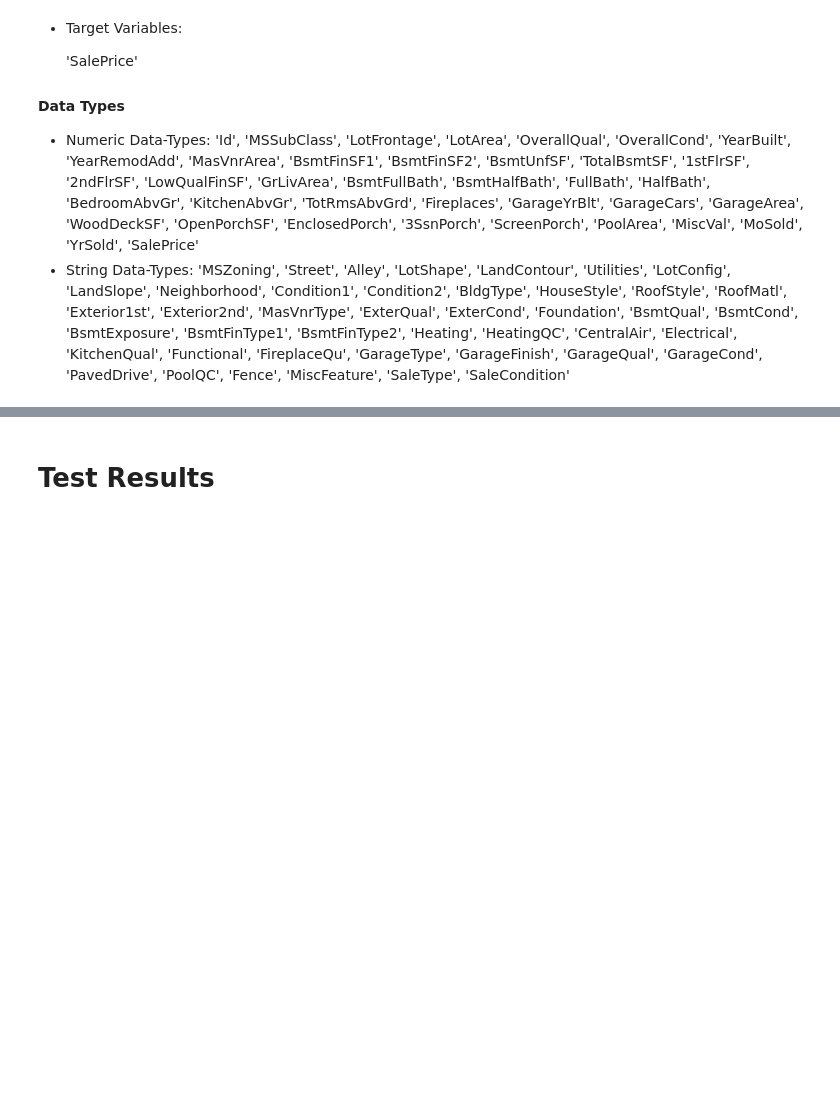
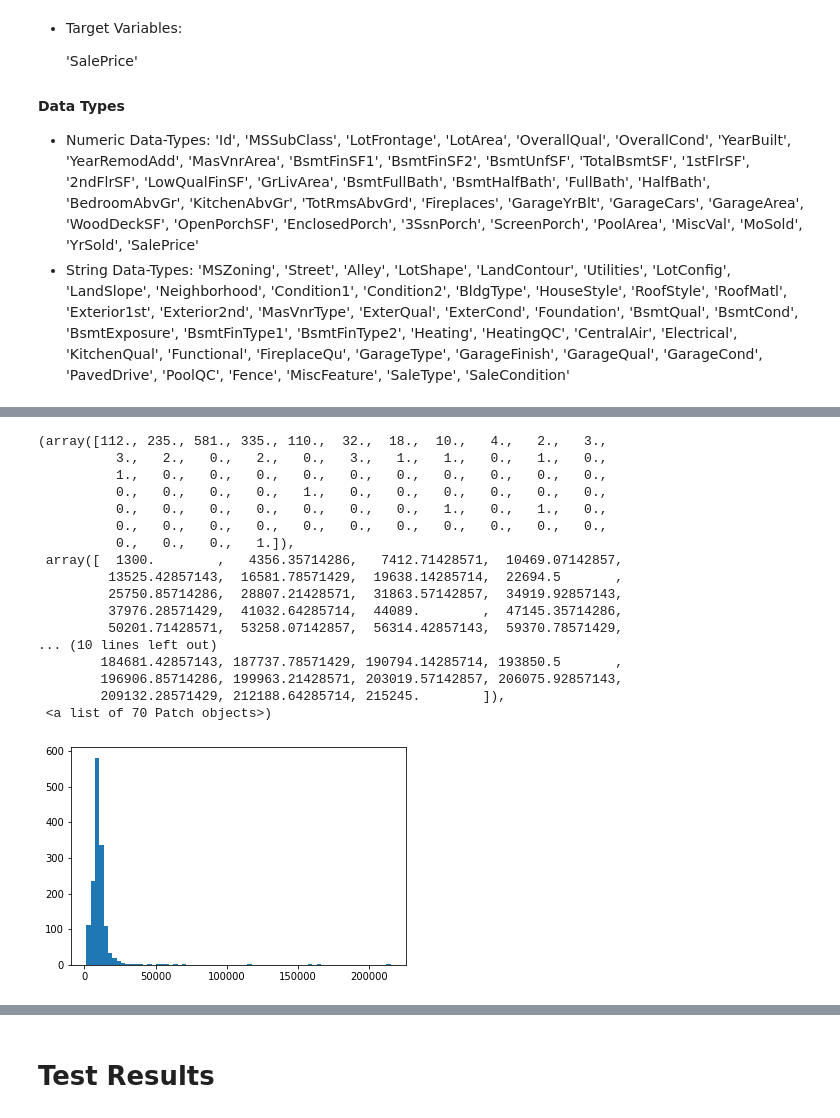
Before and after one commit to Jim-Craig/Housing-Prices, a Jupyter notebook: Housing Data.ipynb, the cells around one changed output, grey strips where cells are left out. Saved outputs shown, nothing was run; the diff lists cells and outputs as text; code cells hidden in the pictures; blank space fills up the shorter version.

```diff
--- a/Housing Data.ipynb
+++ b/Housing Data.ipynb
@@ -215,0 +169,21 @@ Text(0, 0.5, 'Sale Price')
+# %%
+plt.hist(dataframe.LotArea, bins = 70)
+# %% [output]
+(array([112., 235., 581., 335., 110.,  32.,  18.,  10.,   4.,   2.,   3.,
+          3.,   2.,   0.,   2.,   0.,   3.,   1.,   1.,   0.,   1.,   0.,
+          1.,   0.,   0.,   0.,   0.,   0.,   0.,   0.,   0.,   0.,   0.,
+          0.,   0.,   0.,   0.,   1.,   0.,   0.,   0.,   0.,   0.,   0.,
+          0.,   0.,   0.,   0.,   0.,   0.,   0.,   1.,   0.,   1.,   0.,
+          0.,   0.,   0.,   0.,   0.,   0.,   0.,   0.,   0.,   0.,   0.,
+          0.,   0.,   0.,   1.]),
+ array([  1300.        ,   4356.35714286,   7412.71428571,  10469.07142857,
+         13525.42857143,  16581.78571429,  19638.14285714,  22694.5       ,
+         25750.85714286,  28807.21428571,  31863.57142857,  34919.92857143,
+         37976.28571429,  41032.64285714,  44089.        ,  47145.35714286,
+         50201.71428571,  53258.07142857,  56314.42857143,  59370.78571429,
+... (10 lines left out)
+        184681.42857143, 187737.78571429, 190794.14285714, 193850.5       ,
+        196906.85714286, 199963.21428571, 203019.57142857, 206075.92857143,
+        209132.28571429, 212188.64285714, 215245.        ]),
+ <a list of 70 Patch objects>)
+[figure, added]
```
Also changed, not shown: parts of 155 cells of this notebook.
